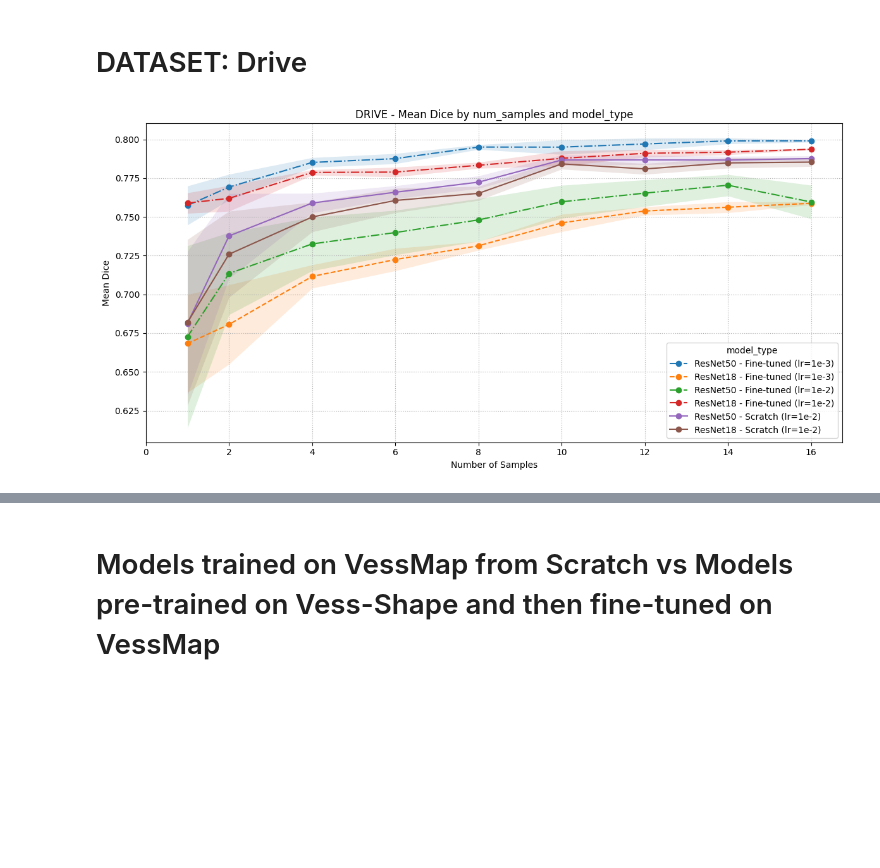
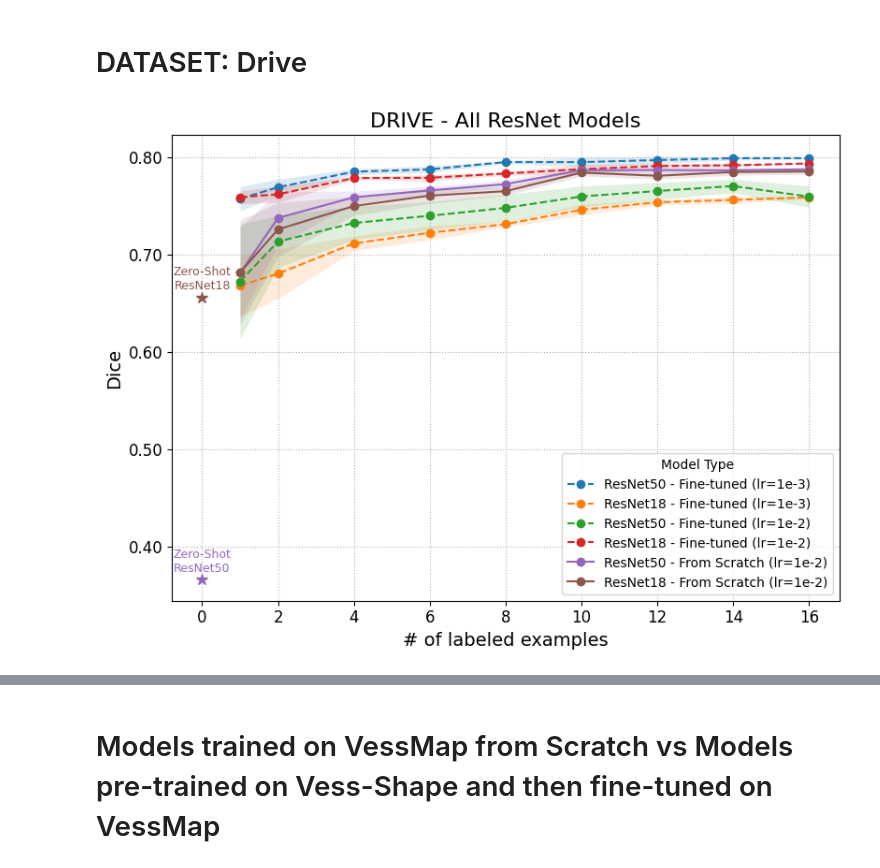
Before and after one commit to galvaowesley/vess-shape-experiments, a Jupyter notebook: 04_evaluation/models_evalation.ipynb, the cells around one changed output, grey strips where cells are left out. Cells and saved outputs as stored; diff of their text form; code cells hidden in the pictures; blank space fills up the shorter version.

```diff
--- a/04_evaluation/models_evalation.ipynb
+++ b/04_evaluation/models_evalation.ipynb
@@ -86,12 +225,36 @@ all_results_drive = pd.concat([drive_rnet50_ft_lr_1e3, drive_rnet18_ft_lr_1e3, d
 # %%
 custom_styles = {
-    'ResNet50 - Fine-tuned (lr=1e-3)': '-.',
+    'ResNet50 - Fine-tuned (lr=1e-3)': '--',
     'ResNet18 - Fine-tuned (lr=1e-3)': '--',
-    'ResNet50 - Fine-tuned (lr=1e-2)': '-.',
-    'ResNet18 - Fine-tuned (lr=1e-2)': '-.',
-    'ResNet50 - Scratch': '-',
-    'ResNet18 - Scratch': '-'
+    'ResNet50 - Fine-tuned (lr=1e-2)': '--',
+    'ResNet18 - Fine-tuned (lr=1e-2)': '--',
+    'ResNet50 - From Scratch': '-',
+    'ResNet18 - From Scratch': '-'
 }
-plot_mean_dice_score(all_results_drive, dataset_name='DRIVE', hue='model_type', x_data='num_samples', y_data='Dice', line_styles=custom_styles)
+plot_mean_dice_score(
+    all_results_drive,
+    dataset_name='Drive',
+    hue='model_type',
+    x_data='num_samples',
+    y_data='Dice',
+    line_styles=custom_styles,
+    annotate_zero_shot=True,
+    title='DRIVE - All ResNet Models',
+    legend_title='Model Type',
+    save_path='drive_resnet_results.svg',
+    font_sizes={
+        'title': 16,
+        'xlabel': 14,
+        'ylabel': 14,
+        'xaxis': 12,
+        'yaxis': 12,
+        'legend': 10,
+        'zero_shot_annotation': 9,
+        'zero_shot_marker': 9
+    },
+    figsize=(8, 6),
+    # y_limits=(0.0, 1.0),  # opcional
+    # legend_loc='outside-right'  # opcional; ex.: 'best', 'upper right', 'outside-right', (1.02, 0.5)
+)
 # %% [output]
-[figure, old version]
+[figure, new version]
```
Also changed, not shown: parts of 10 cells of this notebook, 8 other files.
